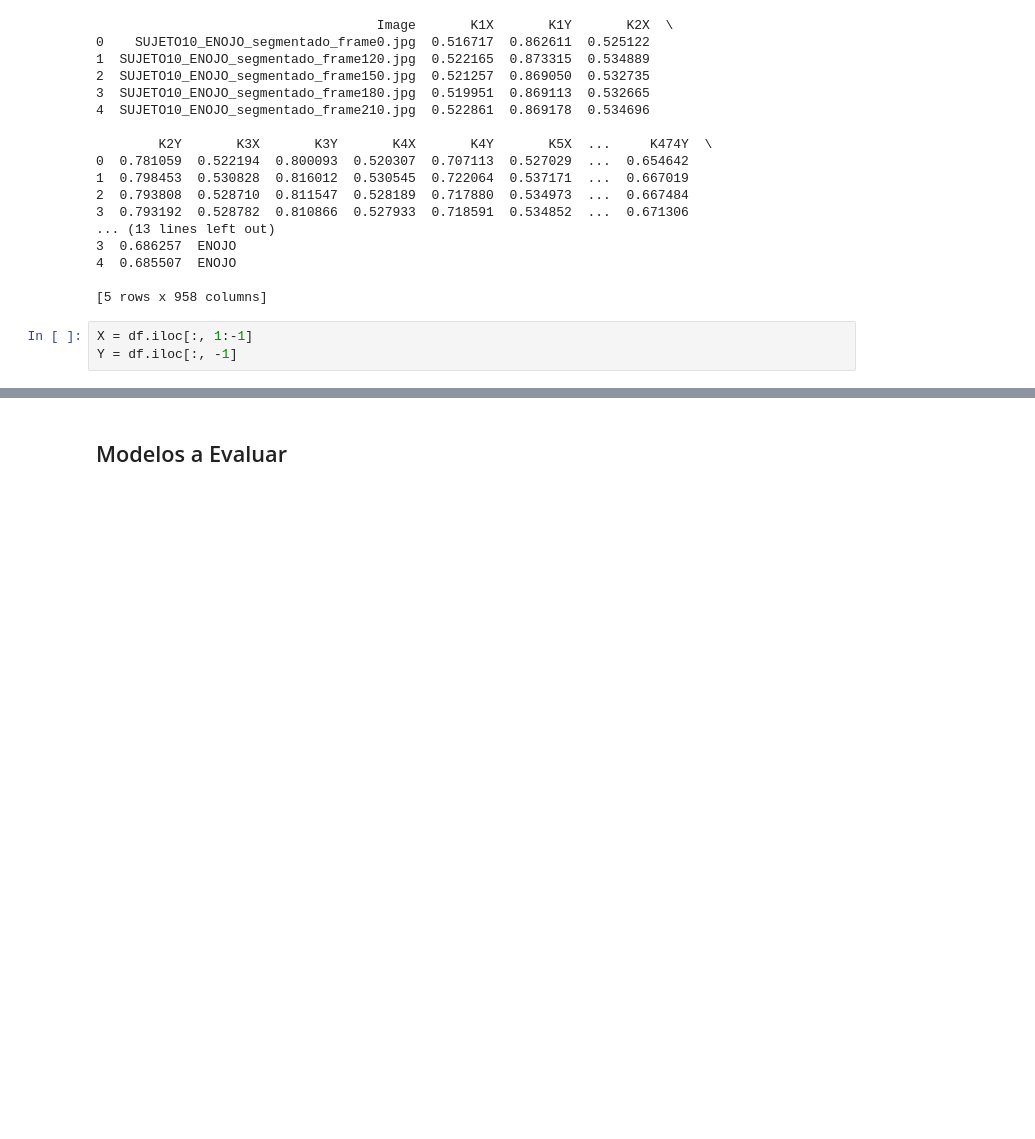
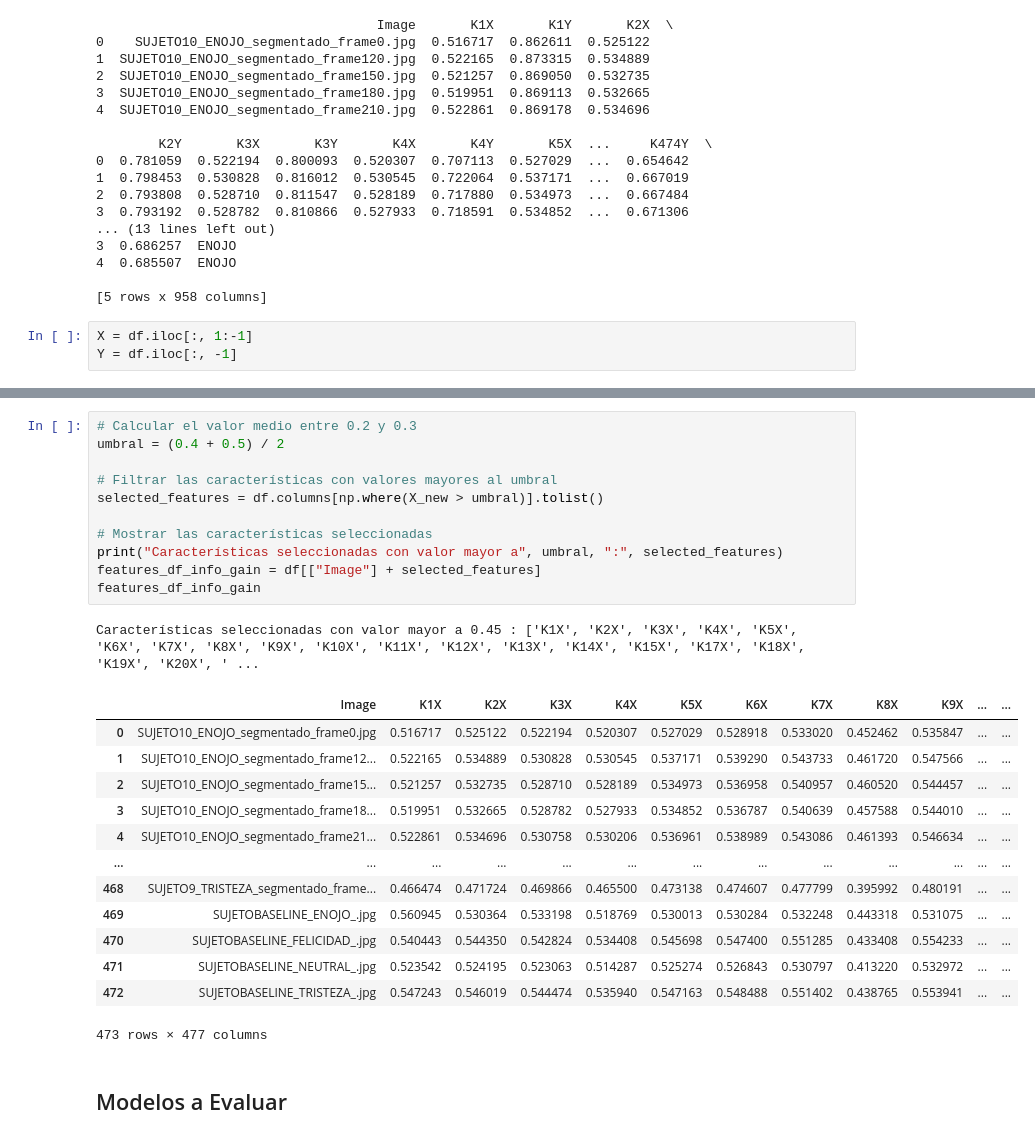
Before and after one commit to Ariana1998/Emociones, a Jupyter notebook: Notebook.ipynb, the cells around one changed output, grey strips where cells are left out. Saved outputs shown, nothing was run; the diff lists cells and outputs as text; blank space fills up the shorter version.

```diff
--- a/Notebook.ipynb
+++ b/Notebook.ipynb
@@ -571,3 +614,29 @@ Y = df.iloc[:, -1]
+# %%
+# Calcular el valor medio entre 0.2 y 0.3
+umbral = (0.4 + 0.5) / 2
+
+# Filtrar las características con valores mayores al umbral
+selected_features = df.columns[np.where(X_new > umbral)].tolist()
+
+# Mostrar las características seleccionadas
+print("Características seleccionadas con valor mayor a", umbral, ":", selected_features)
+features_df_info_gain = df[["Image"] + selected_features]
+features_df_info_gain
+# %% [output]
+Características seleccionadas con valor mayor a 0.45 : ['K1X', 'K2X', 'K3X', 'K4X', 'K5X', 'K6X', 'K7X', 'K8X', 'K9X', 'K10X', 'K11X', 'K12X', 'K13X', 'K14X', 'K15X', 'K17X', 'K18X', 'K19X', 'K20X', ' ...
+|  | Image | K1X | K2X | K3X | K4X | K5X | K6X | K7X | K8X | K9X | ... | ... |
+| 0 | SUJETO10_ENOJO_segmentado_frame0.jpg | 0.516717 | 0.525122 | 0.522194 | 0.520307 | 0.527029 | 0.528918 | 0.533020 | 0.452462 | 0.535847 | ... | ... |
+| 1 | SUJETO10_ENOJO_segmentado_frame12... | 0.522165 | 0.534889 | 0.530828 | 0.530545 | 0.537171 | 0.539290 | 0.543733 | 0.461720 | 0.547566 | ... | ... |
+| 2 | SUJETO10_ENOJO_segmentado_frame15... | 0.521257 | 0.532735 | 0.528710 | 0.528189 | 0.534973 | 0.536958 | 0.540957 | 0.460520 | 0.544457 | ... | ... |
+| 3 | SUJETO10_ENOJO_segmentado_frame18... | 0.519951 | 0.532665 | 0.528782 | 0.527933 | 0.534852 | 0.536787 | 0.540639 | 0.457588 | 0.544010 | ... | ... |
+| 4 | SUJETO10_ENOJO_segmentado_frame21... | 0.522861 | 0.534696 | 0.530758 | 0.530206 | 0.536961 | 0.538989 | 0.543086 | 0.461393 | 0.546634 | ... | ... |
+| ... | ... | ... | ... | ... | ... | ... | ... | ... | ... | ... | ... | ... |
+| 468 | SUJETO9_TRISTEZA_segmentado_frame... | 0.466474 | 0.471724 | 0.469866 | 0.465500 | 0.473138 | 0.474607 | 0.477799 | 0.395992 | 0.480191 | ... | ... |
+| 469 | SUJETOBASELINE_ENOJO_.jpg | 0.560945 | 0.530364 | 0.533198 | 0.518769 | 0.530013 | 0.530284 | 0.532248 | 0.443318 | 0.531075 | ... | ... |
+| 470 | SUJETOBASELINE_FELICIDAD_.jpg | 0.540443 | 0.544350 | 0.542824 | 0.534408 | 0.545698 | 0.547400 | 0.551285 | 0.433408 | 0.554233 | ... | ... |
+| 471 | SUJETOBASELINE_NEUTRAL_.jpg | 0.523542 | 0.524195 | 0.523063 | 0.514287 | 0.525274 | 0.526843 | 0.530797 | 0.413220 | 0.532972 | ... | ... |
+| 472 | SUJETOBASELINE_TRISTEZA_.jpg | 0.547243 | 0.546019 | 0.544474 | 0.535940 | 0.547163 | 0.548488 | 0.551402 | 0.438765 | 0.553941 | ... | ... |
+473 rows × 477 columns
 # %% [markdown]
 ## Modelos a Evaluar
 # %% [markdown]
```
Also changed, not shown: parts of 3 cells of this notebook.
